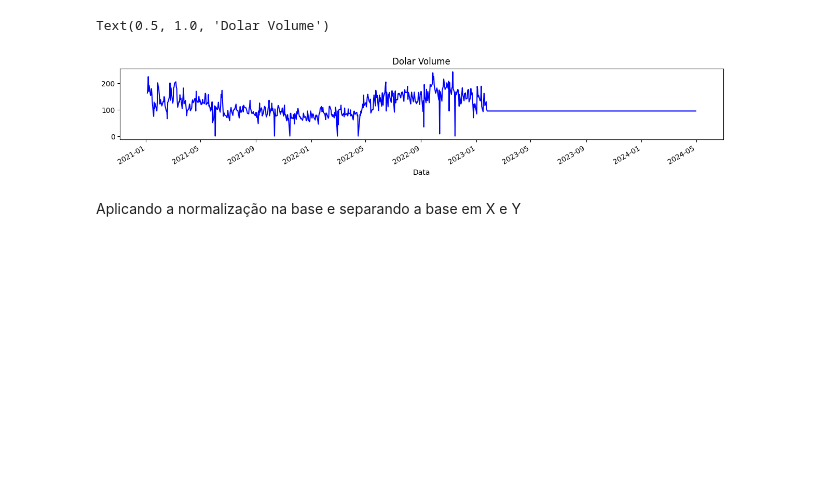
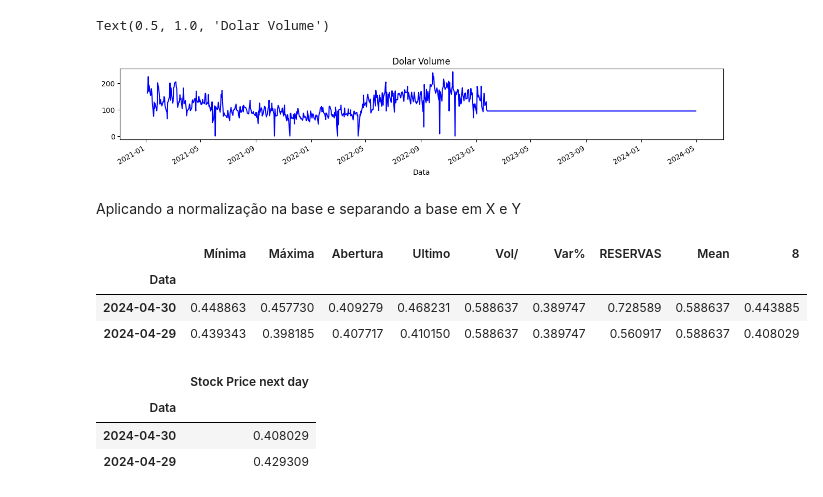
Before and after one commit to DajeanArcila/biblioteca_pandas, a Jupyter notebook: ML_prediçao_dolar.ipynb, the cells around one changed output. Saved outputs shown, nothing was run; the diff lists cells and outputs as text; code cells hidden in the pictures; blank space fills up the shorter version.

```diff
--- a/ML_prediçao_dolar.ipynb
+++ b/ML_prediçao_dolar.ipynb
@@ -121,0 +127,19 @@ X= scaled_input
+# %%
+X.rename(columns={0:"Mínima", 1:"Máxima", 2:"Abertura", 3:"Ultimo", 4:"Vol/", 5:"Var%",6:"RESERVAS", 7:"Mean"}, inplace=True)
+X.index=dataset_for_prediction.index
+X.head(2)
+# %% [output]
+|  | Mínima | Máxima | Abertura | Ultimo | Vol/ | Var% | RESERVAS | Mean | 8 |
+| Data |  |  |  |  |  |  |  |  |  |
+| 2024-04-30 | 0.448863 | 0.457730 | 0.409279 | 0.468231 | 0.588637 | 0.389747 | 0.728589 | 0.588637 | 0.443885 |
+| 2024-04-29 | 0.439343 | 0.398185 | 0.407717 | 0.410150 | 0.588637 | 0.389747 | 0.560917 | 0.588637 | 0.408029 |
+# %%
+#cambiamos el nombre de la columna 0(minima) a stock price...
+y.rename(columns={0:"Stock Price next day"}, inplace= True)
+y.index=dataset_for_prediction.index
+y.head(2)
+# %% [output]
+|  | Stock Price next day |
+| Data |  |
+| 2024-04-30 | 0.408029 |
+| 2024-04-29 | 0.429309 |
```
Also changed, not shown: parts of 10 cells of this notebook.
